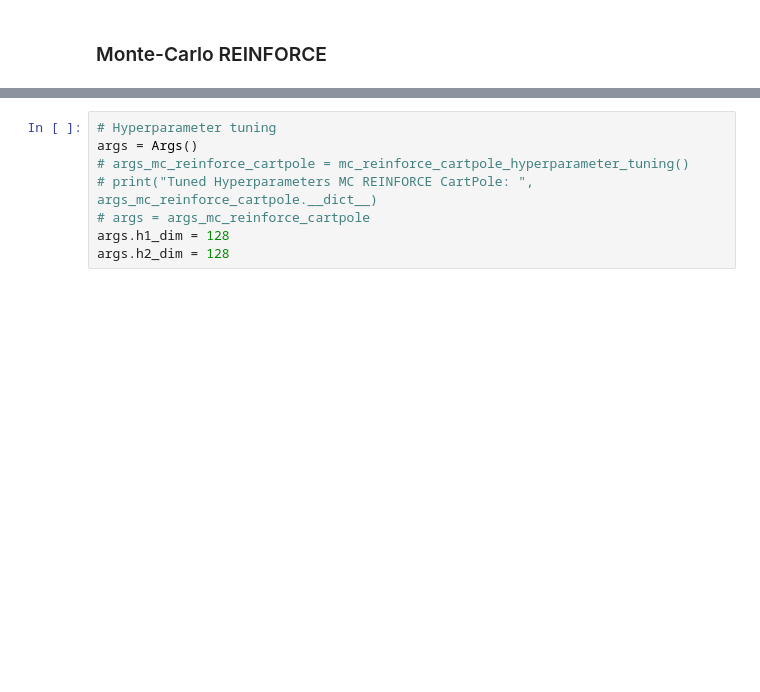
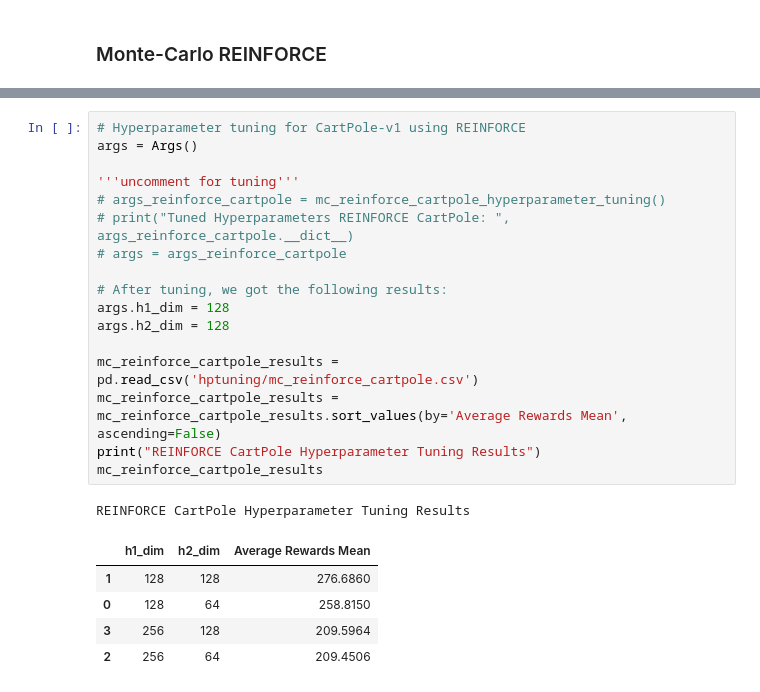
Before and after one commit to nishant-sahoo/RL_Assignments, a Jupyter notebook: Programming Assignments/PA2/notebook.ipynb, the cells around one changed output, grey strips where cells are left out. Drawn from its saved outputs; the diff is of its cells as text; blank space fills up the shorter version.

```diff
--- a/Programming Assignments/PA2/notebook.ipynb
+++ b/Programming Assignments/PA2/notebook.ipynb
@@ -788,11 +853,27 @@ plot_returns(returns1, returns2, "MC REINFORCE Acrobot-v1", "plots/mc_reinforce_
 # %%
-# Hyperparameter tuning
+# Hyperparameter tuning for CartPole-v1 using REINFORCE
 args = Args()
-# args_mc_reinforce_cartpole = mc_reinforce_cartpole_hyperparameter_tuning()
-# print("Tuned Hyperparameters MC REINFORCE CartPole: ", args_mc_reinforce_cartpole.__dict__)
-# args = args_mc_reinforce_cartpole
+
+'''uncomment for tuning'''
+# args_reinforce_cartpole = mc_reinforce_cartpole_hyperparameter_tuning()
+# print("Tuned Hyperparameters REINFORCE CartPole: ", args_reinforce_cartpole.__dict__)
+# args = args_reinforce_cartpole
+
+# After tuning, we got the following results:
 args.h1_dim = 128
 args.h2_dim = 128
+
+mc_reinforce_cartpole_results = pd.read_csv('hptuning/mc_reinforce_cartpole.csv')
+mc_reinforce_cartpole_results = mc_reinforce_cartpole_results.sort_values(by='Average Rewards Mean', ascending=False)
+print("REINFORCE CartPole Hyperparameter Tuning Results")
+mc_reinforce_cartpole_results
+# %% [output]
+REINFORCE CartPole Hyperparameter Tuning Results
+|  | h1_dim | h2_dim | Average Rewards Mean |
+| 1 | 128 | 128 | 276.6860 |
+| 0 | 128 | 64 | 258.8150 |
+| 3 | 256 | 128 | 209.5964 |
+| 2 | 256 | 64 | 209.4506 |
 # %%
 # Monte Carlo REINFORCE
 # CartPole-v1 without baseline
```
Also changed, not shown: parts of 10 cells of this notebook, 10 other files.
